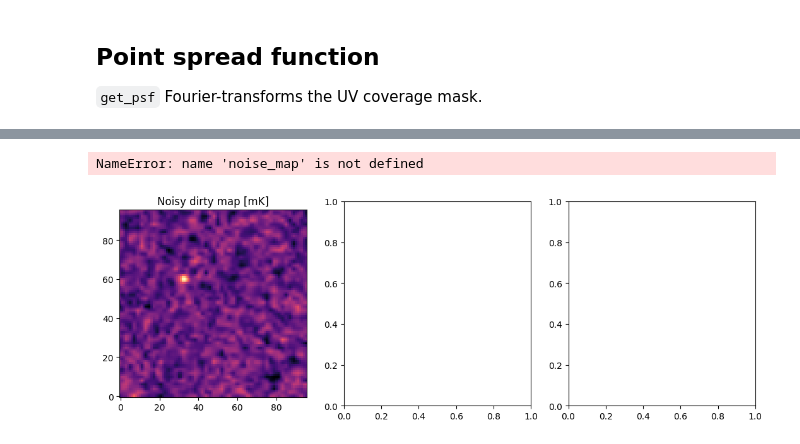
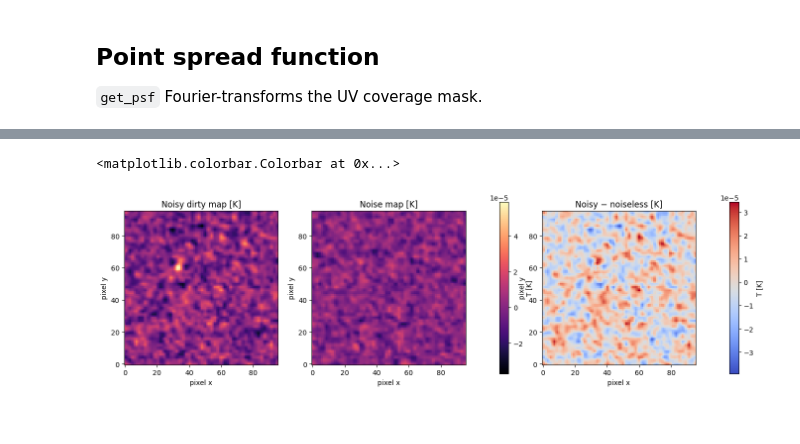
Before and after one commit to McGill-Cosmic-Dawn-Group/LIMstat, a Jupyter notebook: tutorials/tutorial_interferometer.ipynb, the cells around one changed output, grey strips where cells are left out. Saved outputs shown, nothing was run; the diff lists cells and outputs as text; code cells hidden in the pictures.

```diff
--- a/tutorials/tutorial_interferometer.ipynb
+++ b/tutorials/tutorial_interferometer.ipynb
@@ -259,16 +277,0 @@ Dirty map shape: (96, 96)
-# %%
-
-fig, axes = plt.subplots(1, 2, figsize=(10, 4.5))
-
-axes[0].imshow(true_sky_mK, origin='lower', cmap='magma')
-axes[0].set_title('True sky [mK]')
-
-im1 = axes[1].imshow(dirty_noiseless, origin='lower', cmap='magma')
-axes[1].set_title('Noiseless dirty map [mK]')
-
-for ax in axes:
-    ax.set_xlabel('pixel x')
-    ax.set_ylabel('pixel y')
-
-plt.colorbar(im1, label='T [mK]', shrink=0.85)
-plt.tight_layout()
@@ -290,25 +291,50 @@ AttributeError: 'fast_interferometer' object has no attribute 'get_uvmap'
 # %%
-fig, axes = plt.subplots(1, 3, figsize=(13, 4.2))
+from matplotlib.gridspec import GridSpec
 
-im0 = axes[0].imshow(dirty_noisy * 1e3, origin='lower', cmap='magma')
-axes[0].set_title('Noisy dirty map [mK]')
+residual = dirty_noisy - obs_map
+extent = [-0.5, npix - 0.5, -0.5, npix - 0.5]
+vmin = dirty_noisy.min()
+vmax = dirty_noisy.max()
 
-im1 = axes[1].imshow(noise_map * 1e3, origin='lower', cmap='coolwarm')
-axes[1].set_title('Noise map [mK]')
+fig = plt.figure(figsize=(16, 4.5))
+gs = GridSpec(
+    1, 5, figure=fig,
+    width_ratios=[1, 1, 0.06, 1, 0.06],
+    wspace=0.35,
+)
 
-residual = dirty_noisy - dirty_noiseless
-im2 = axes[2].imshow(residual * 1e3, origin='lower', cmap='coolwarm')
-axes[2].set_title('Noisy - noiseless [mK]')
+ax0 = fig.add_subplot(gs[0, 0], aspect='equal')
+ax1 = fig.add_subplot(gs[0, 1], aspect='equal')
+cax_shared = fig.add_subplot(gs[0, 2])
+ax2 = fig.add_subplot(gs[0, 3], aspect='equal')
+cax_resid = fig.add_subplot(gs[0, 4])
 
-for ax in axes:
+im0 = ax0.imshow(
+    dirty_noisy, origin='lower', cmap='magma', vmin=vmin, vmax=vmax, extent=extent,
+)
+ax0.set_title('Noisy dirty map [K]')
+
+im1 = ax1.imshow(
+    noise_map, origin='lower', cmap='magma', vmin=vmin, vmax=vmax, extent=extent,
+)
+ax1.set_title('Noise map [K]')
+
+im2 = ax2.imshow(
+    residual, origin='lower', cmap='coolwarm', extent=extent,
+)
+ax2.set_title('Noisy − noiseless [K]')
+
+for ax in (ax0, ax1, ax2):
+    ax.set_xlim(extent[0], extent[1])
+    ax.set_ylim(extent[2], extent[3])
     ax.set_xlabel('pixel x')
     ax.set_ylabel('pixel y')
 
-plt.colorbar(im2, shrink=0.85)
-plt.tight_layout()
+fig.colorbar(im1, cax=cax_shared, label='T [K]')
+fig.colorbar(im2, cax=cax_resid, label='T [K]')
 # %% [output]
-NameError: name 'noise_map' is not defined
+<matplotlib.colorbar.Colorbar at 0x...>
-[figure, old version]
+[figure, new version]
 # %% [markdown]
 ## Summary
 
```
Also changed, not shown: parts of 29 cells of this notebook, 2 other files.
